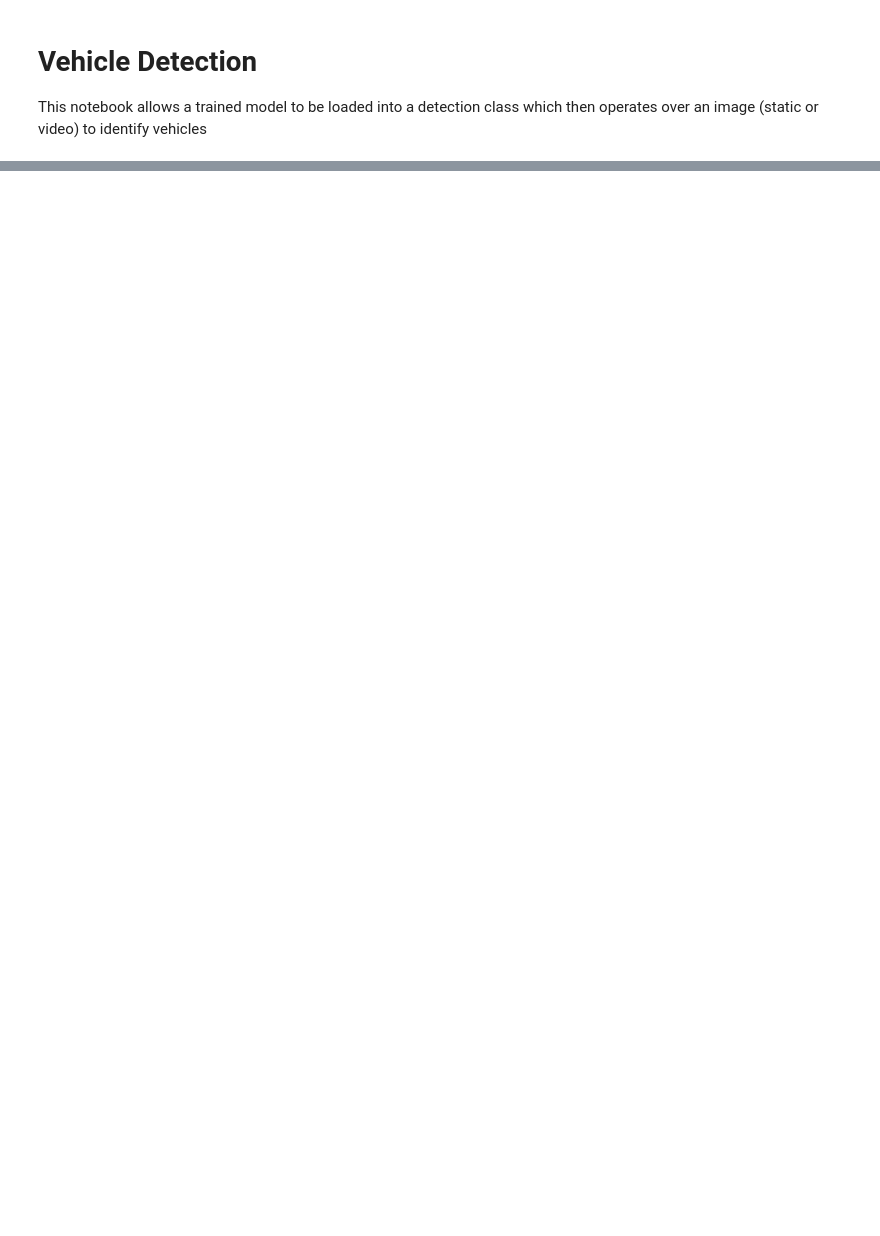
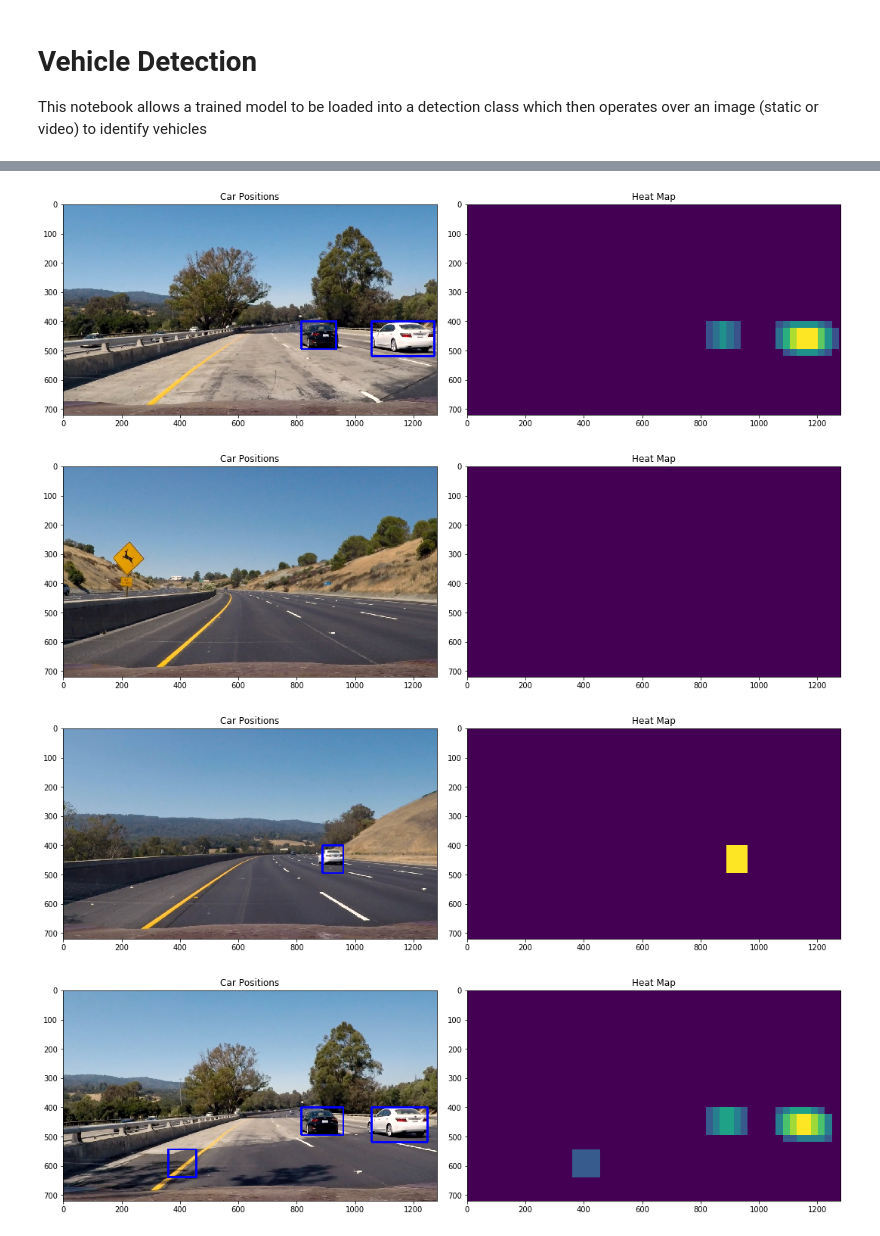
Before and after one commit to escolmebartlebooth/usdc-t1-p5-vehicle-detection, a Jupyter notebook: vehicle_detection.ipynb, the cells around one changed output, grey strips where cells are left out. Cells and saved outputs as stored; diff of their text form; code cells hidden in the pictures; blank space fills up the shorter version.

```diff
--- a/vehicle_detection.ipynb
+++ b/vehicle_detection.ipynb
@@ -252,0 +259,13 @@ fig.tight_layout()
+# %%
+# let's do the test images...
+imgs = glob.glob('test_images/*.jpg', recursive=True)
+for img in imgs:
+    detector = vehicle_detector(features, model, scaler)
+    img = cv2.imread(img)
+    draw_img, heatmap = detector.process_image(img)
+    print_img(draw_img, heatmap)
+# %% [output]
+[figure, added]
+[figure, added]
+[figure, added]
+[figure, added]
```
Also changed, not shown: parts of 7 cells of this notebook, 3 other files.
